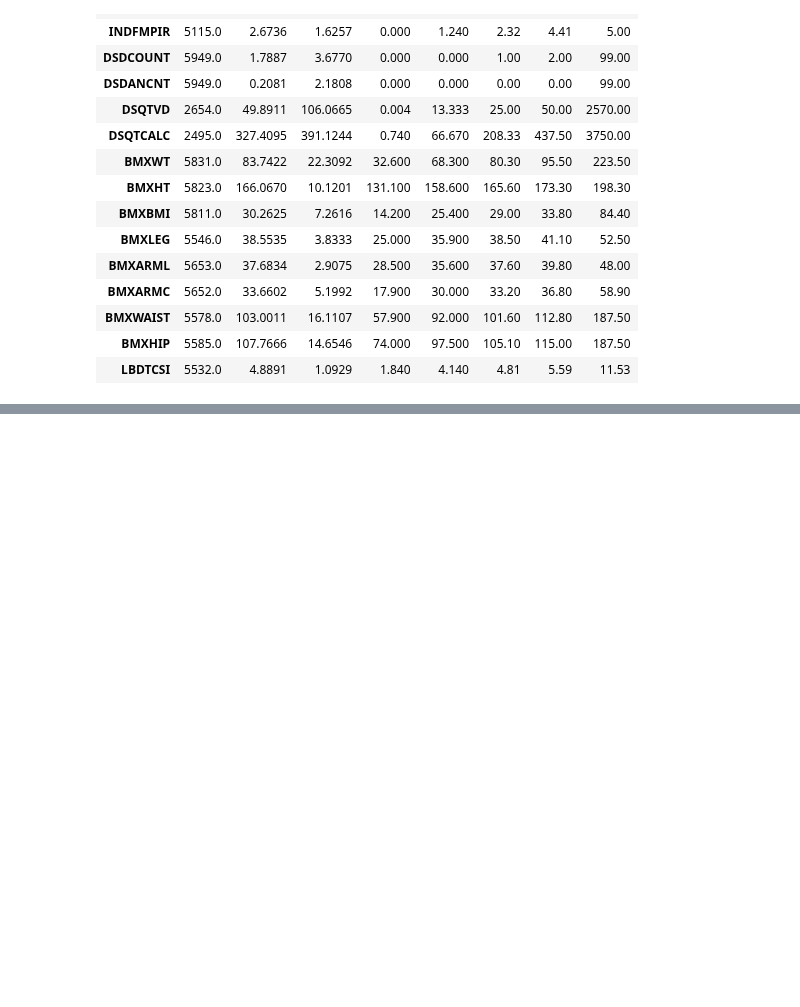
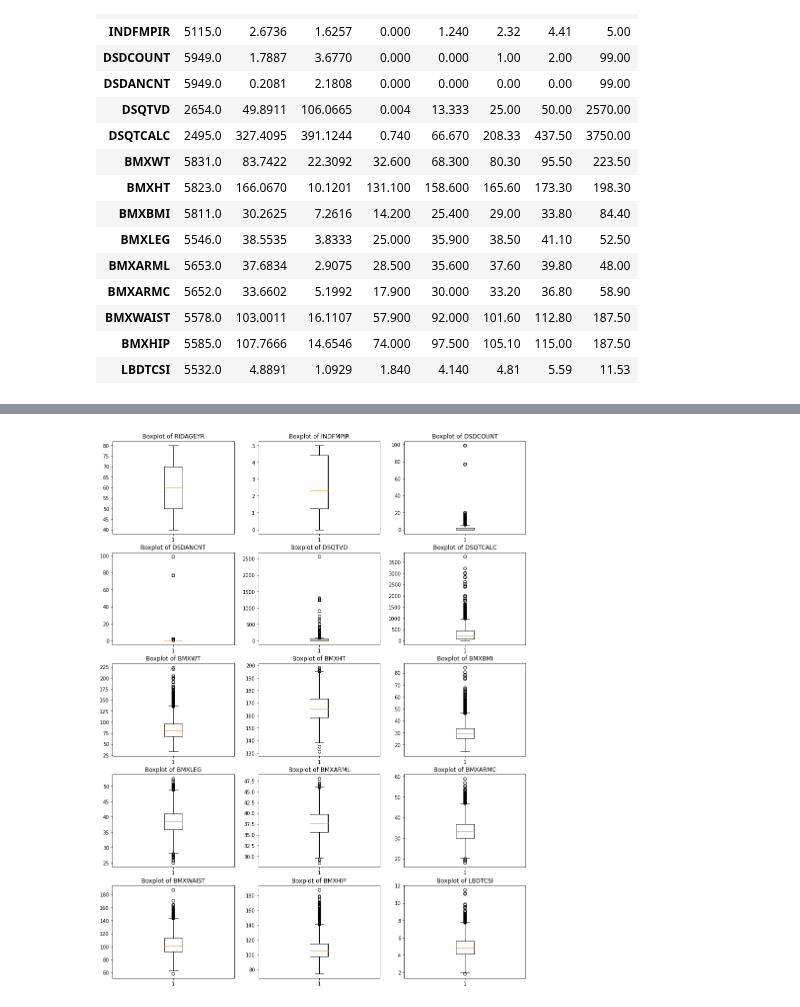
Before and after one commit to praveenkumarbalakrishnan/tasks, a Jupyter notebook: SIG731_Data_Wrangling_Task6HD.ipynb, the cells around one changed output, grey strips where cells are left out. Saved outputs shown, nothing was run; the diff lists cells and outputs as text; code cells hidden in the pictures; blank space fills up the shorter version.

```diff
--- a/SIG731_Data_Wrangling_Task6HD.ipynb
+++ b/SIG731_Data_Wrangling_Task6HD.ipynb
@@ -252,0 +272,9 @@ plt.show()
+# %%
+plt.figure(figsize=(15,20))
+for i, col in enumerate(numerical_cols):
+  plt.subplot(5,3,i+1)
+  plt.title(f"Boxplot of {col}")
+  plt.boxplot(data_df[col].dropna())
+plt.show()
+# %% [output]
+[figure, added]
```
Also changed, not shown: parts of 6 cells of this notebook.
